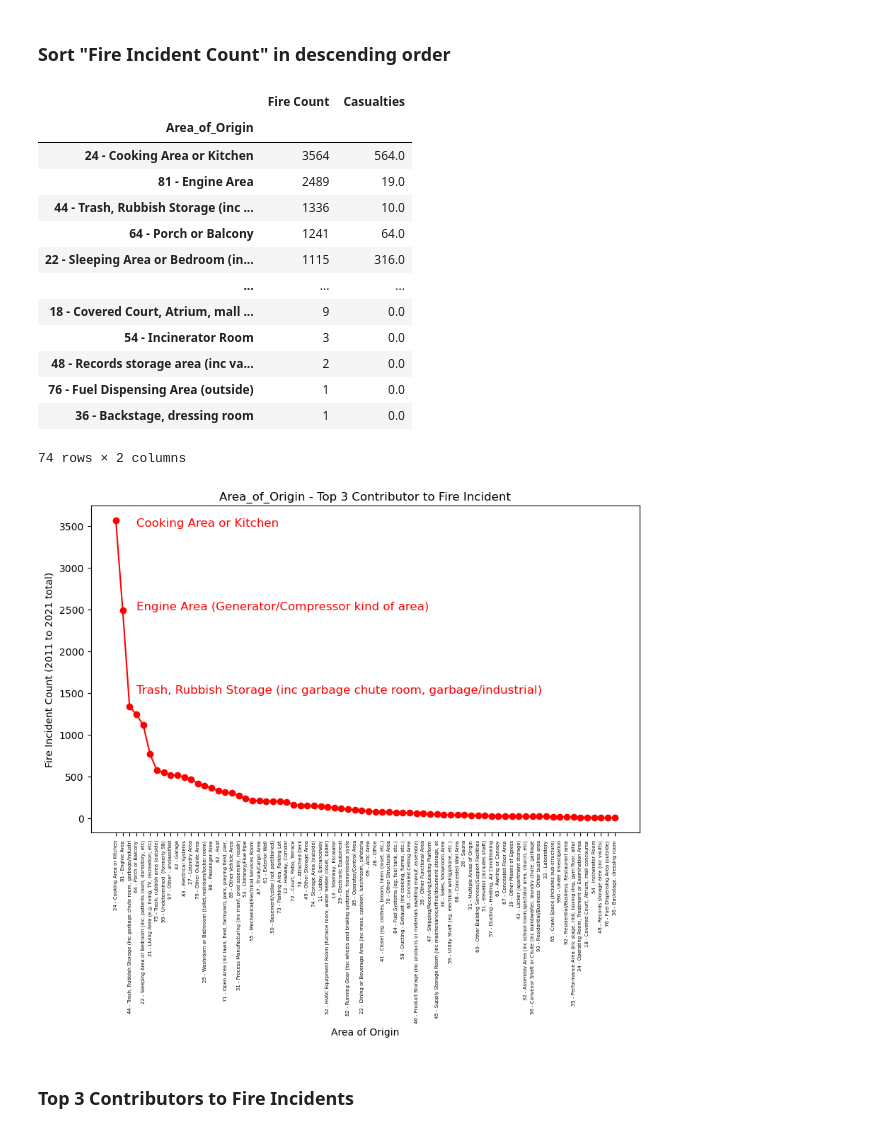
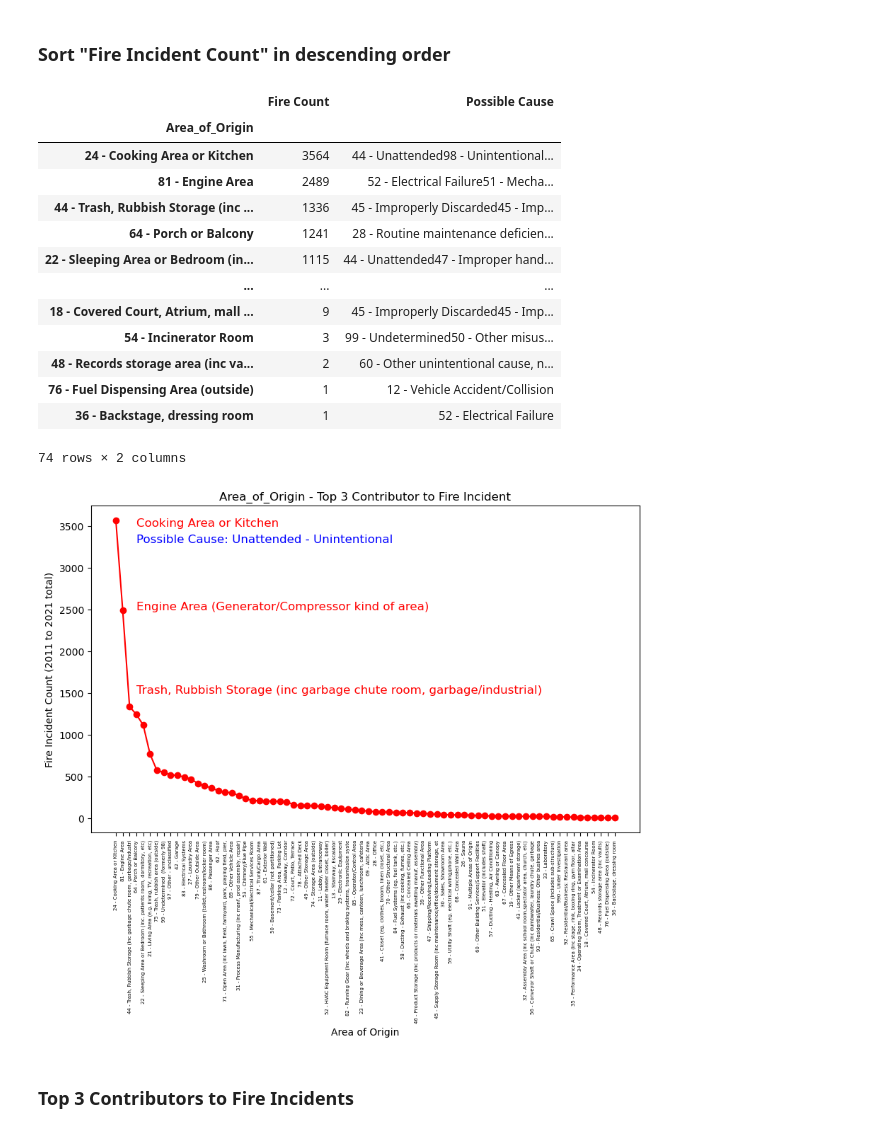
Before and after one commit to HikmetYigit34/Group7-Project1, a Jupyter notebook: TorontoWeatherProjection.ipynb, the cells around one changed output. Drawn from its saved outputs; the diff is of its cells as text; code cells hidden in the pictures.

Commit message:
Possible Cause of Fire addition

```diff
--- a/TorontoWeatherProjection.ipynb
+++ b/TorontoWeatherProjection.ipynb
@@ -738,11 +738,11 @@ fire_df
 areaOrigin= fire_df['Year'].groupby(fire_df['Area_of_Origin'])
 code= fire_df['Year'].groupby(fire_df['Area_of_Origin'])
 fireCount = fire_df['Year'].groupby(fire_df['Area_of_Origin']).count()
-casualties = fire_df['Civilian_Casualties'].groupby(fire_df['Area_of_Origin']).sum()
+cause = fire_df['Possible_Cause'].groupby(fire_df['Area_of_Origin']).sum()
 
 fire_per_area_df = pd.DataFrame({
                                   "Fire Count": fireCount,
-                                  "Casualties": casualties
+                                  "Possible Cause": cause
                                 })
 
 fire_per_area_df
@@ -768,50 +768,53 @@ fire_per_area_df
 fire_sorted_df = fire_per_area_df.sort_values(by=['Fire Count'], ascending=False)
 fire_sorted_df
 # %% [output]
-|  | Fire Count | Casualties |
+|  | Fire Count | Possible Cause |
 | Area_of_Origin |  |  |
-| 24 - Cooking Area or Kitchen | 3564 | 564.0 |
-| 81 - Engine Area | 2489 | 19.0 |
-| 44 - Trash, Rubbish Storage (inc ... | 1336 | 10.0 |
-| 64 - Porch or Balcony | 1241 | 64.0 |
-| 22 - Sleeping Area or Bedroom (in... | 1115 | 316.0 |
+| 24 - Cooking Area or Kitchen | 3564 | 44 - Unattended98 - Unintentional... |
+| 81 - Engine Area | 2489 | 52 - Electrical Failure51 - Mecha... |
+| 44 - Trash, Rubbish Storage (inc ... | 1336 | 45 - Improperly Discarded45 - Imp... |
+| 64 - Porch or Balcony | 1241 | 28 - Routine maintenance deficien... |
+| 22 - Sleeping Area or Bedroom (in... | 1115 | 44 - Unattended47 - Improper hand... |
 | ... | ... | ... |
-| 18 - Covered Court, Atrium, mall ... | 9 | 0.0 |
-| 54 - Incinerator Room | 3 | 0.0 |
-| 48 - Records storage area (inc va... | 2 | 0.0 |
-| 76 - Fuel Dispensing Area (outside) | 1 | 0.0 |
-| 36 - Backstage, dressing room | 1 | 0.0 |
+| 18 - Covered Court, Atrium, mall ... | 9 | 45 - Improperly Discarded45 - Imp... |
+| 54 - Incinerator Room | 3 | 99 - Undetermined50 - Other misus... |
+| 48 - Records storage area (inc va... | 2 | 60 - Other unintentional cause, n... |
+| 76 - Fuel Dispensing Area (outside) | 1 | 12 - Vehicle Accident/Collision |
+| 36 - Backstage, dressing room | 1 | 52 - Electrical Failure |
 74 rows × 2 columns
 # %%
 y_values =fire_sorted_df["Fire Count"]
 
 # changing the size of figure to 2X2
 plt.figure(figsize=(10, 6))
 
 plt.plot( y_values, "red", marker='o')
 
 plt.title("Area_of_Origin - Top 3 Contributor to Fire Incident")
 
 plt.ylabel("Fire Incident Count (2011 to 2021 total)")
 plt.xlabel("Area of Origin")
 plt.xticks (rotation=90, fontsize=5)
 
 text="Cooking Area or Kitchen"
 plt.annotate(text, (3,3500), fontsize=12, rotation=0, color="red")
 
+text="Possible Cause: Unattended - Unintentional"
+plt.annotate(text, (3,3300), fontsize=12, rotation=0, color="blue")
+
 text="Engine Area (Generator/Compressor kind of area)"
 plt.annotate(text, (3,2500), fontsize=12, rotation=0, color="red")
 
 text="Trash, Rubbish Storage (inc garbage chute room, garbage/industrial)"
 plt.annotate(text, (3,1500), fontsize=12, rotation=0, color="red")
 
 # Save the figure
 plt.savefig("output_data/graphs/top3contributors.png")
 
 
 plt.show()
 # %% [output]
-[figure, old version]
+[figure, new version]
 # %% [markdown]
 ### Top 3 Contributors to Fire Incidents
 # %%
```
Also changed, not shown: parts of 2 cells of this notebook, 3 other files.
